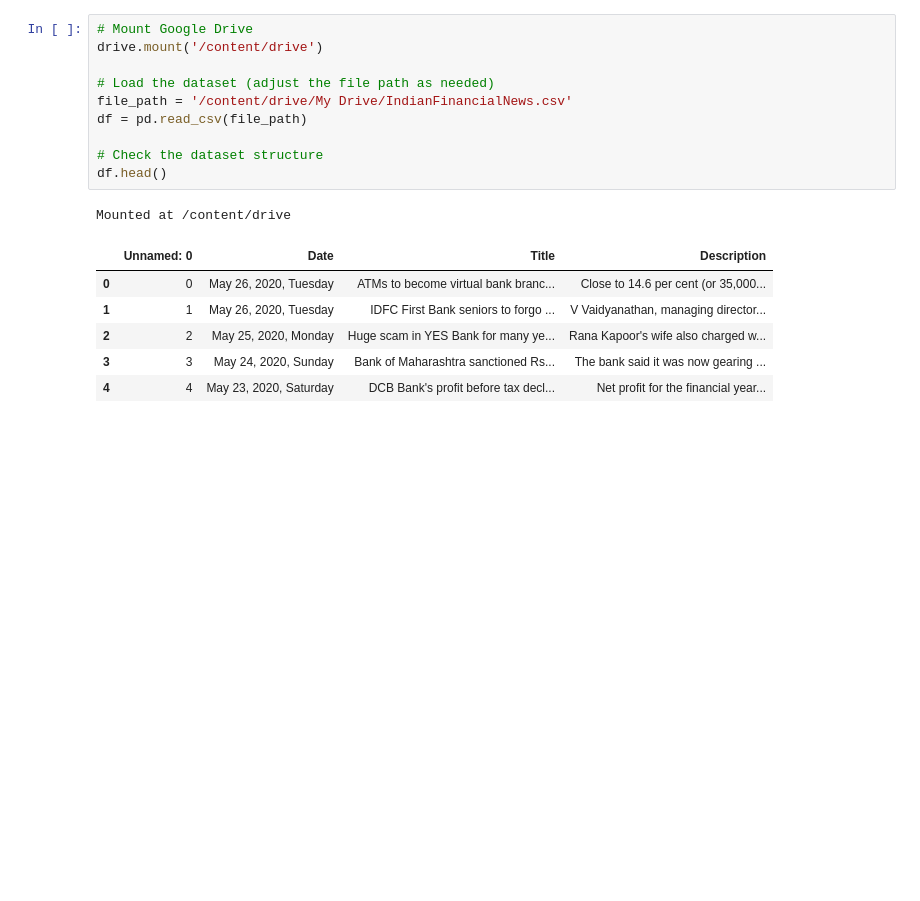
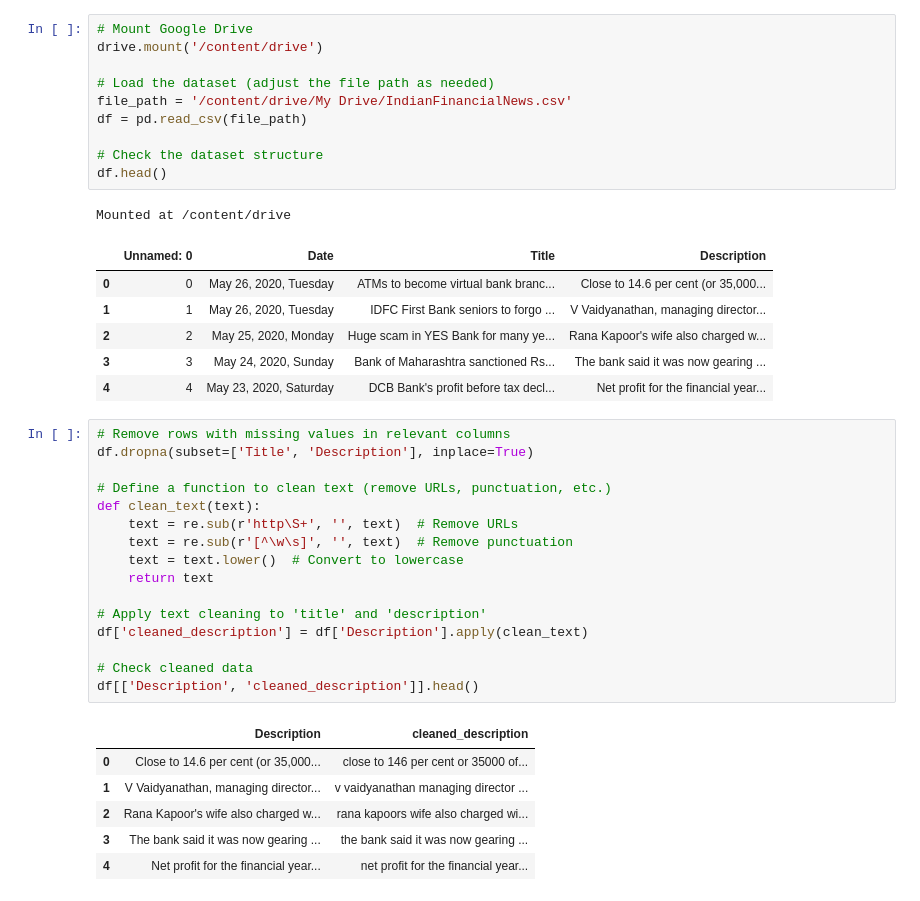
Before and after one commit to Shashank-Girish/FinancialNewsSentimentAnalysis, a Jupyter notebook: ML_Minor_FinNews.ipynb, the cells around one changed output. Cells and saved outputs as stored; diff of their text form; blank space fills up the shorter version.

```diff
--- a/ML_Minor_FinNews.ipynb
+++ b/ML_Minor_FinNews.ipynb
@@ -60,3 +60,26 @@ Mounted at /content/drive
 | 2 | 2 | May 25, 2020, Monday | Huge scam in YES Bank for many ye... | Rana Kapoor's wife also charged w... |
 | 3 | 3 | May 24, 2020, Sunday | Bank of Maharashtra sanctioned Rs... | The bank said it was now gearing ... |
 | 4 | 4 | May 23, 2020, Saturday | DCB Bank's profit before tax decl... | Net profit for the financial year... |
+# %%
+# Remove rows with missing values in relevant columns
+df.dropna(subset=['Title', 'Description'], inplace=True)
+
+# Define a function to clean text (remove URLs, punctuation, etc.)
+def clean_text(text):
+    text = re.sub(r'http\S+', '', text)  # Remove URLs
+    text = re.sub(r'[^\w\s]', '', text)  # Remove punctuation
+    text = text.lower()  # Convert to lowercase
+    return text
+
+# Apply text cleaning to 'title' and 'description'
+df['cleaned_description'] = df['Description'].apply(clean_text)
+
+# Check cleaned data
+df[['Description', 'cleaned_description']].head()
+# %% [output]
+|  | Description | cleaned_description |
+| 0 | Close to 14.6 per cent (or 35,000... | close to 146 per cent or 35000 of... |
+| 1 | V Vaidyanathan, managing director... | v vaidyanathan managing director ... |
+| 2 | Rana Kapoor's wife also charged w... | rana kapoors wife also charged wi... |
+| 3 | The bank said it was now gearing ... | the bank said it was now gearing ... |
+| 4 | Net profit for the financial year... | net profit for the financial year... |
```
Also changed, not shown: parts of 1 cell of this notebook.
